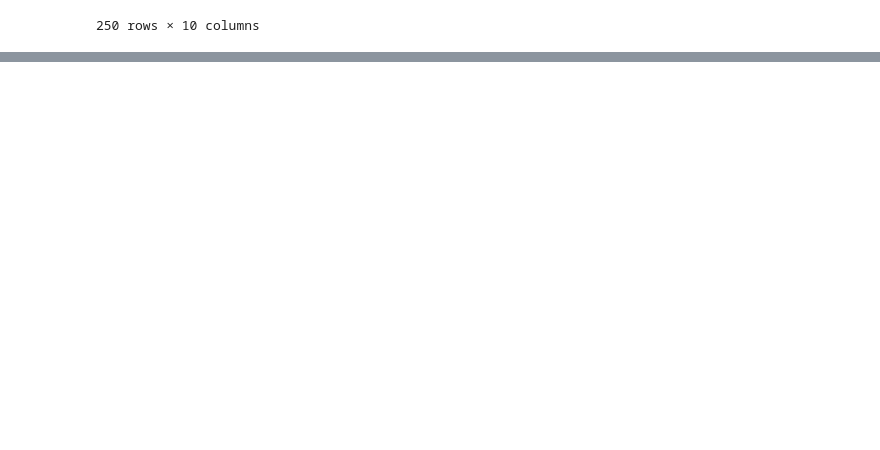
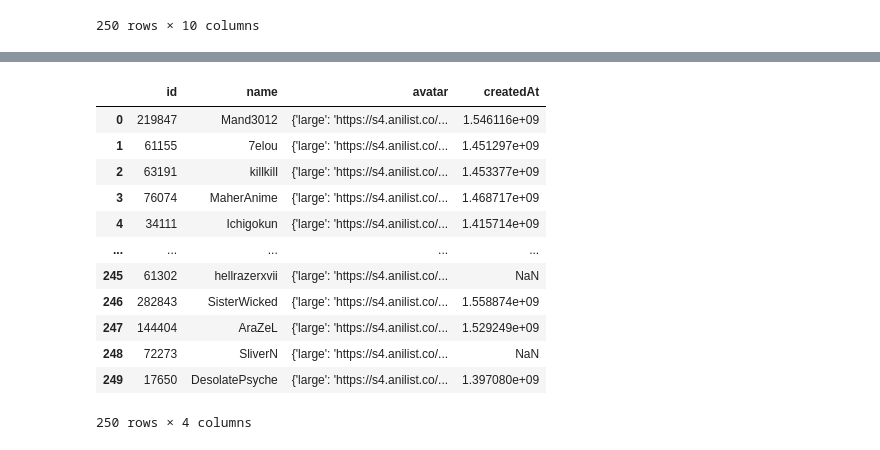
Before and after one commit to E-rhari/AniLista, a Jupyter notebook: requestApi.ipynb, the cells around one changed output, grey strips where cells are left out. Drawn from its saved outputs; the diff is of its cells as text; code cells hidden in the pictures; blank space fills up the shorter version.

```diff
--- a/requestApi.ipynb
+++ b/requestApi.ipynb
@@ -188,0 +239,16 @@ dfs['media']
+# %%
+dfs['user']
+# %% [output]
+|  | id | name | avatar | createdAt |
+| 0 | 219847 | Mand3012 | {'large': 'https://s4.anilist.co/... | 1.546116e+09 |
+| 1 | 61155 | 7elou | {'large': 'https://s4.anilist.co/... | 1.451297e+09 |
+| 2 | 63191 | killkill | {'large': 'https://s4.anilist.co/... | 1.453377e+09 |
+| 3 | 76074 | MaherAnime | {'large': 'https://s4.anilist.co/... | 1.468717e+09 |
+| 4 | 34111 | Ichigokun | {'large': 'https://s4.anilist.co/... | 1.415714e+09 |
+| ... | ... | ... | ... | ... |
+| 245 | 61302 | hellrazerxvii | {'large': 'https://s4.anilist.co/... | NaN |
+| 246 | 282843 | SisterWicked | {'large': 'https://s4.anilist.co/... | 1.558874e+09 |
+| 247 | 144404 | AraZeL | {'large': 'https://s4.anilist.co/... | 1.529249e+09 |
+| 248 | 72273 | SliverN | {'large': 'https://s4.anilist.co/... | NaN |
+| 249 | 17650 | DesolatePsyche | {'large': 'https://s4.anilist.co/... | 1.397080e+09 |
+250 rows × 4 columns
```
Also changed, not shown: parts of 4 cells of this notebook.
